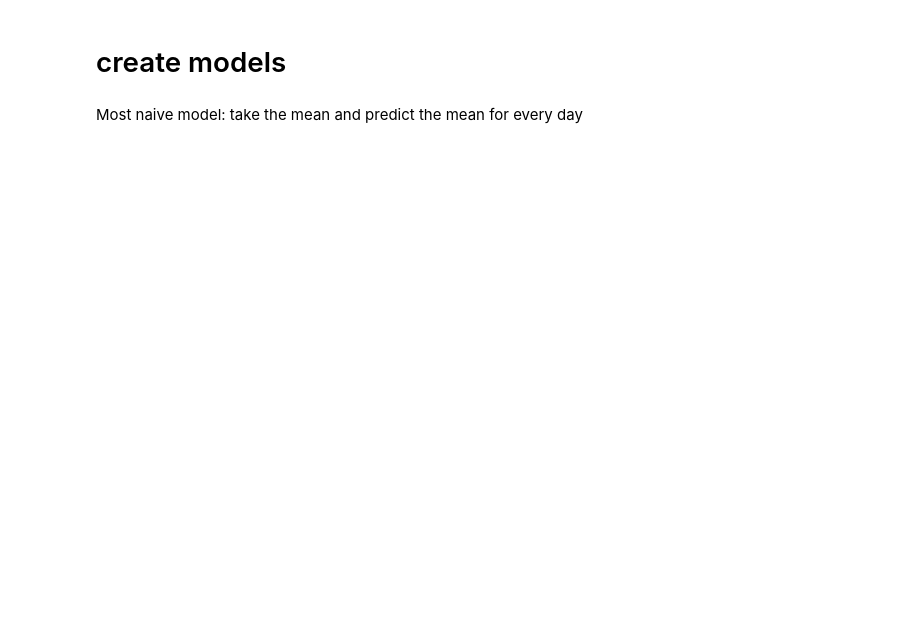
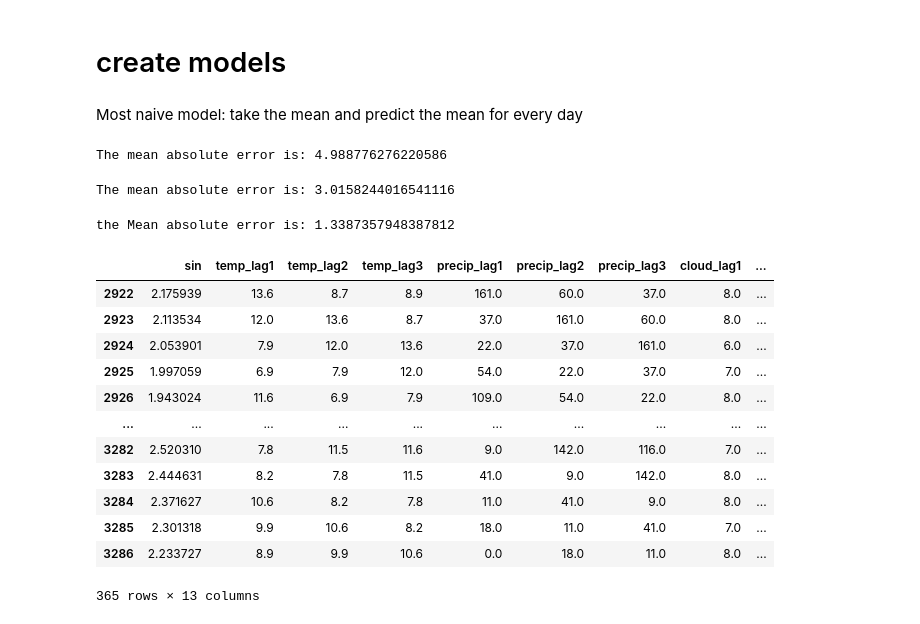
Before and after one commit to MrBr00d/weather_forecast, a Jupyter notebook: main.ipynb, the cells around one changed output. Cells and saved outputs as stored; diff of their text form; code cells hidden in the pictures; blank space fills up the shorter version.

```diff
--- a/main.ipynb
+++ b/main.ipynb
@@ -113,3 +120,57 @@ See the caveats in the documentation: https://pandas.pydata.org/pandas-docs/stab
 # create models
 # %% [markdown]
 Most naive model: take the mean and predict the mean for every day
+# %%
+df_mean = pd.DataFrame(df_clean["index"].copy())
+df_mean["temp"] = df_clean["temp"].mean()
+
+yhat = df_mean.pop("temp")
+ytrue = df_clean["temp"]
+MAE = mean_absolute_error(ytrue, yhat)
+
+print(f"The mean absolute error is: {MAE}")
+# %% [output]
+The mean absolute error is: 4.988776276220586
+# %%
+df_mean = pd.DataFrame(df_clean["index"].copy())
+df_mean["temp"] = df_clean["sin"]
+
+yhat = df_mean.pop("temp")
+ytrue = df_clean["temp"]
+MAE = mean_absolute_error(ytrue, yhat)
+
+print(f"The mean absolute error is: {MAE}")
+# %% [output]
+The mean absolute error is: 3.0158244016541116
+# %%
+df_reg = df_clean.copy()
+df_reg.drop("index", axis=1, inplace=True)
+df_reg = df_reg.dropna()
+
+X = df_reg.copy()
+y = X.pop("temp")
+X_train,X_test,y_train,y_test = train_test_split(X,y, test_size=(1/9), shuffle=False)
+
+reg = GradientBoostingRegressor(n_estimators=500, learning_rate=0.01, loss="absolute_error")
+reg.fit(X_train, y_train)
+yhat = reg.predict(X_test)
+MAE = (mean_absolute_error(y_test, yhat))
+print(f"the Mean absolute error is: {MAE}")
+# %% [output]
+the Mean absolute error is: 1.3387357948387812
+# %%
+X_test
+# %% [output]
+|  | sin | temp_lag1 | temp_lag2 | temp_lag3 | precip_lag1 | precip_lag2 | precip_lag3 | cloud_lag1 | ... |
+| 2922 | 2.175939 | 13.6 | 8.7 | 8.9 | 161.0 | 60.0 | 37.0 | 8.0 | ... |
+| 2923 | 2.113534 | 12.0 | 13.6 | 8.7 | 37.0 | 161.0 | 60.0 | 8.0 | ... |
+| 2924 | 2.053901 | 7.9 | 12.0 | 13.6 | 22.0 | 37.0 | 161.0 | 6.0 | ... |
+| 2925 | 1.997059 | 6.9 | 7.9 | 12.0 | 54.0 | 22.0 | 37.0 | 7.0 | ... |
+| 2926 | 1.943024 | 11.6 | 6.9 | 7.9 | 109.0 | 54.0 | 22.0 | 8.0 | ... |
+| ... | ... | ... | ... | ... | ... | ... | ... | ... | ... |
+| 3282 | 2.520310 | 7.8 | 11.5 | 11.6 | 9.0 | 142.0 | 116.0 | 7.0 | ... |
+| 3283 | 2.444631 | 8.2 | 7.8 | 11.5 | 41.0 | 9.0 | 142.0 | 8.0 | ... |
+| 3284 | 2.371627 | 10.6 | 8.2 | 7.8 | 11.0 | 41.0 | 9.0 | 8.0 | ... |
+| 3285 | 2.301318 | 9.9 | 10.6 | 8.2 | 18.0 | 11.0 | 41.0 | 7.0 | ... |
+| 3286 | 2.233727 | 8.9 | 9.9 | 10.6 | 0.0 | 18.0 | 11.0 | 8.0 | ... |
+365 rows × 13 columns
```
Also changed, not shown: parts of 5 cells of this notebook.
